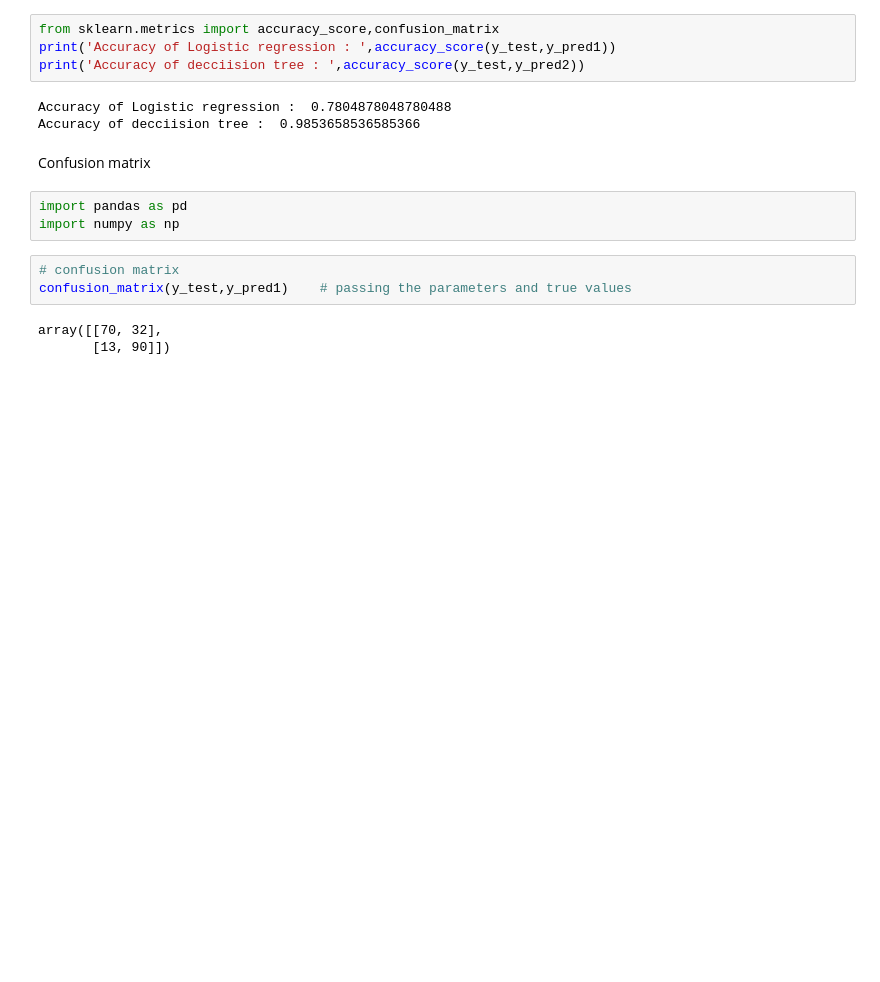
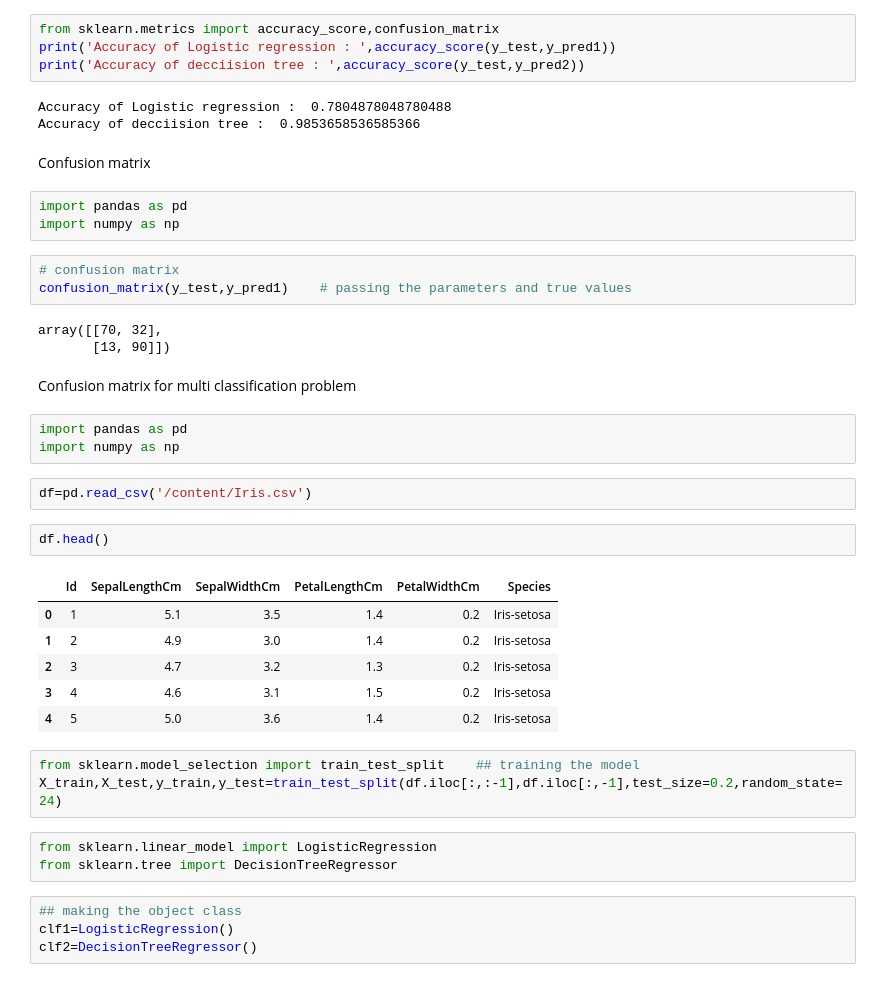
Before and after one commit to Aaaaddddyyyyyyyy/Machine-Learning-repo, a Jupyter notebook: Classification_matrics.ipynb, the cells around one changed output. Saved outputs shown, nothing was run; the diff lists cells and outputs as text; blank space fills up the shorter version.

```diff
--- a/Classification_matrics.ipynb
+++ b/Classification_matrics.ipynb
@@ -112,3 +112,29 @@ confusion_matrix(y_test,y_pred1)    # passing the parameters and true values
 # %% [output]
 array([[70, 32],
        [13, 90]])
+# %% [markdown]
+Confusion matrix for multi classification problem
+# %%
+import pandas as pd
+import numpy as np
+# %%
+df=pd.read_csv('/content/Iris.csv')
+# %%
+df.head()
+# %% [output]
+|  | Id | SepalLengthCm | SepalWidthCm | PetalLengthCm | PetalWidthCm | Species |
+| 0 | 1 | 5.1 | 3.5 | 1.4 | 0.2 | Iris-setosa |
+| 1 | 2 | 4.9 | 3.0 | 1.4 | 0.2 | Iris-setosa |
+| 2 | 3 | 4.7 | 3.2 | 1.3 | 0.2 | Iris-setosa |
+| 3 | 4 | 4.6 | 3.1 | 1.5 | 0.2 | Iris-setosa |
+| 4 | 5 | 5.0 | 3.6 | 1.4 | 0.2 | Iris-setosa |
+# %%
+from sklearn.model_selection import train_test_split    ## training the model
+X_train,X_test,y_train,y_test=train_test_split(df.iloc[:,:-1],df.iloc[:,-1],test_size=0.2,random_state=24)
+# %%
+from sklearn.linear_model import LogisticRegression
+from sklearn.tree import DecisionTreeRegressor
+# %%
+## making the object class
+clf1=LogisticRegression()
+clf2=DecisionTreeRegressor()
```
Also changed, not shown: parts of 2 cells of this notebook.
